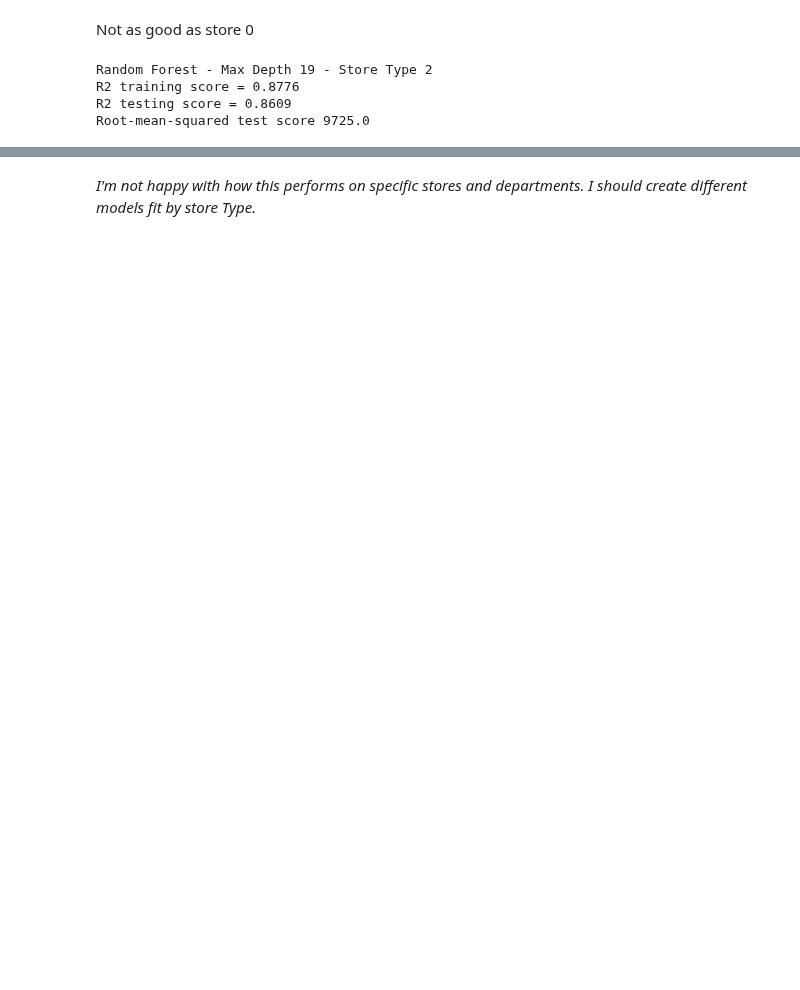
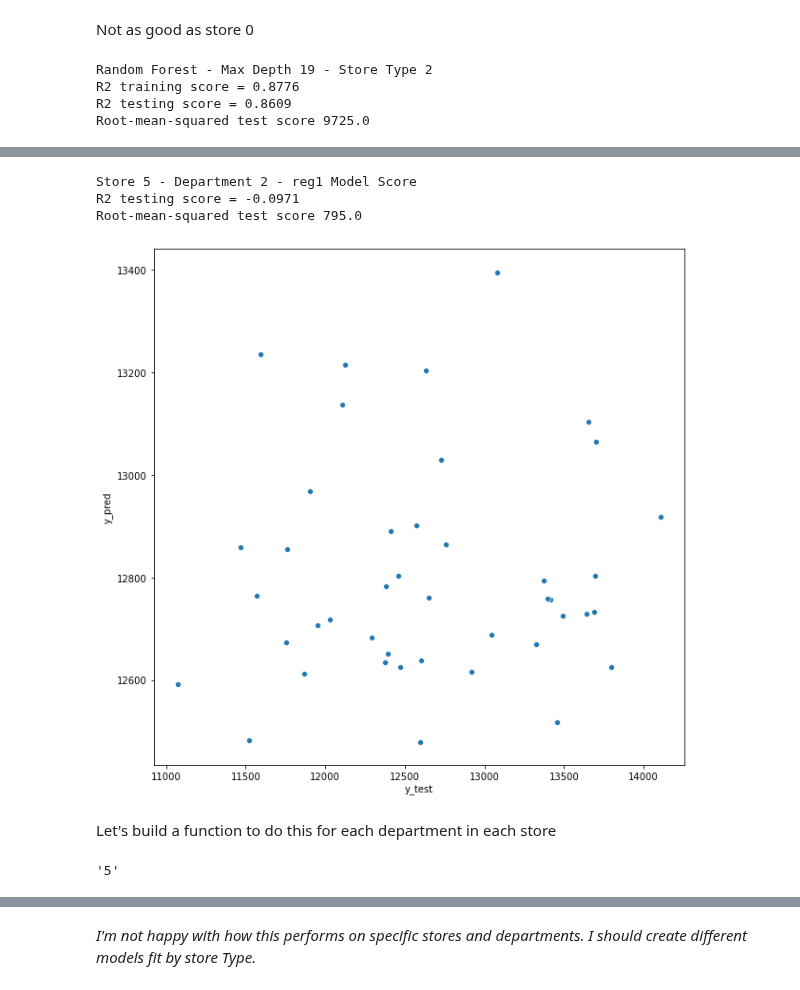
Before and after one commit to Dylan-C-Neal/capstone1-retail_forecasting, a Jupyter notebook: notebooks/C1S4-Modeling.ipynb, the cells around one changed output, grey strips where cells are left out. Saved outputs shown, nothing was run; the diff lists cells and outputs as text; code cells hidden in the pictures; blank space fills up the shorter version.

```diff
--- a/notebooks/C1S4-Modeling.ipynb
+++ b/notebooks/C1S4-Modeling.ipynb
@@ -159,9 +156,0 @@ Check histograms of data to determine what type of scaler should be applied
-# %%
-"""# Plot histograms
-from matplotlib import rcParams
-sns.set()
-params = {'axes.titlesize':'32',
-          'xtick.labelsize':'24',
-          'ytick.labelsize':'24'}
-rcParams.update(params)
-_ = X_train2[['Temperature','Fuel_Price','CPI', 'Unemployment', 'Size']].hist(figsize=(30, 30))"""
@@ -334,3 +321,12 @@ Random Forest - Max Depth 19 - Store Type 1
 R2 training score = 0.8609
 R2 testing score = 0.7577
 Root-mean-squared test score 7794.0
+# %%
+# Let's try max_depth = 30 on df1 just to see how much it improves
+reg1 = RandomForestRegressor(max_depth=30, random_state=42)
+reg1.fit(X_train1, np.ravel(y_train1))
+y_pred1 = reg1.predict(X_test1)
+print('Random Forest - Max Depth 30 - Store Type 1')
+print('R2 training score = ' + str(round(reg1.score(X_train1, y_train1), 4)))
+print('R2 testing score = ' + str(round(r2_score(y_test1, y_pred1), 4)))
+print('Root-mean-squared test score ' + str(round(mean_squared_error(y_test1, y_pred1, squared=False))))
@@ -370,0 +403,28 @@ round(r2_score(S2D2y_test, S2D2y_pred), 2)
+# %%
+# Lets test on Store 5 (Type 0), Department 2
+
+S5mask1 = X_test1.Store_5 == 1
+D2mask1 = X_test1.Dept_2 == 1
+
+S5D2X_test1 = X_test1.loc[S5mask1].loc[D2mask1]
+S5D2X_test1IDX = S5D2X_test1.index
+
+S5D2y_test1 = y_test1.loc[S5D2X_test1IDX]
+
+S5D2y_pred1 = reg1.predict(S5D2X_test1)
+
+print('Store 5 - Department 2 - reg1 Model Score')
+print('R2 testing score = ' + str(round(r2_score(S5D2y_test1, S5D2y_pred1), 4)))
+print('Root-mean-squared test score ' + str(round(mean_squared_error(S5D2y_test1, S5D2y_pred1, squared=False))))
+
+S5D2df = pd.DataFrame({'y_test':np.ravel(S5D2y_test1), 'y_pred':S5D2y_pred1})
+
+_ = plt.figure(figsize=(10,10))
+_ = sns.scatterplot(x='y_test', y='y_pred', data=S5D2df)
+# %% [output]
+Store 5 - Department 2 - reg1 Model Score
+R2 testing score = -0.0971
+Root-mean-squared test score 795.0
+[figure, added]
+# %% [markdown]
+Let's build a function to do this for each department in each store
@@ -370,0 +458,4 @@ round(r2_score(S2D2y_test, S2D2y_pred), 2)
+# %%
+type1Stores[0].split('_')[1]
+# %% [output]
+'5'
```
Also changed, not shown: parts of 42 cells of this notebook.
